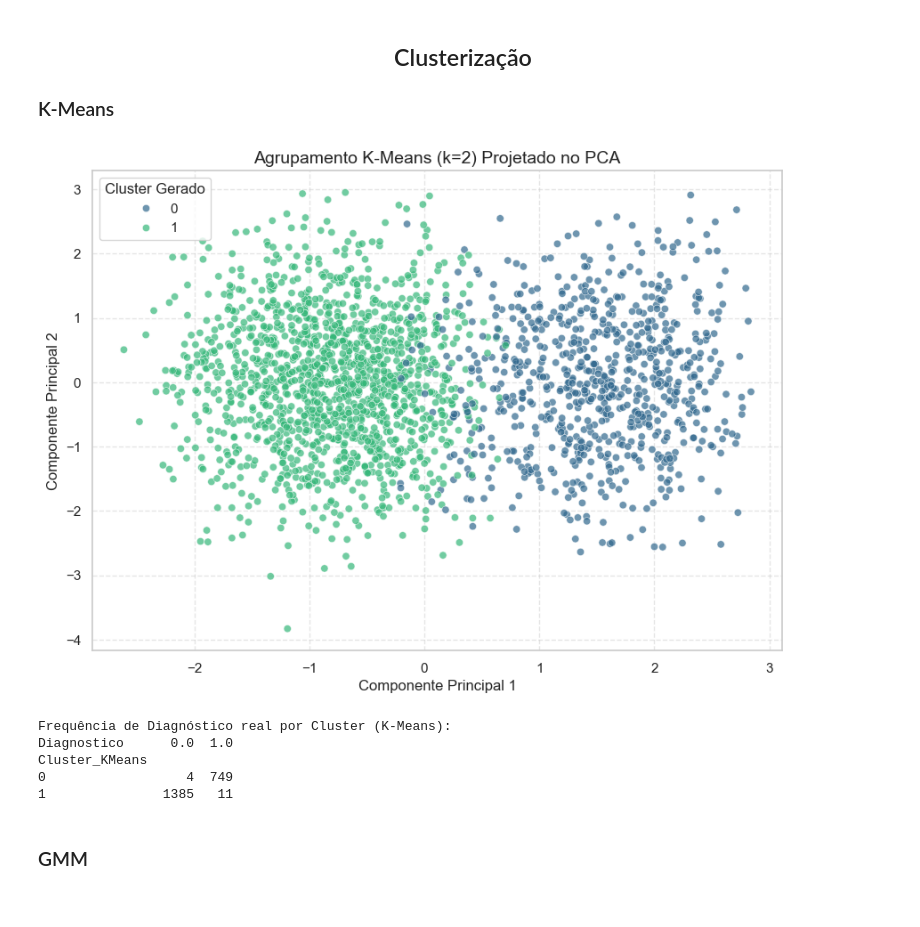
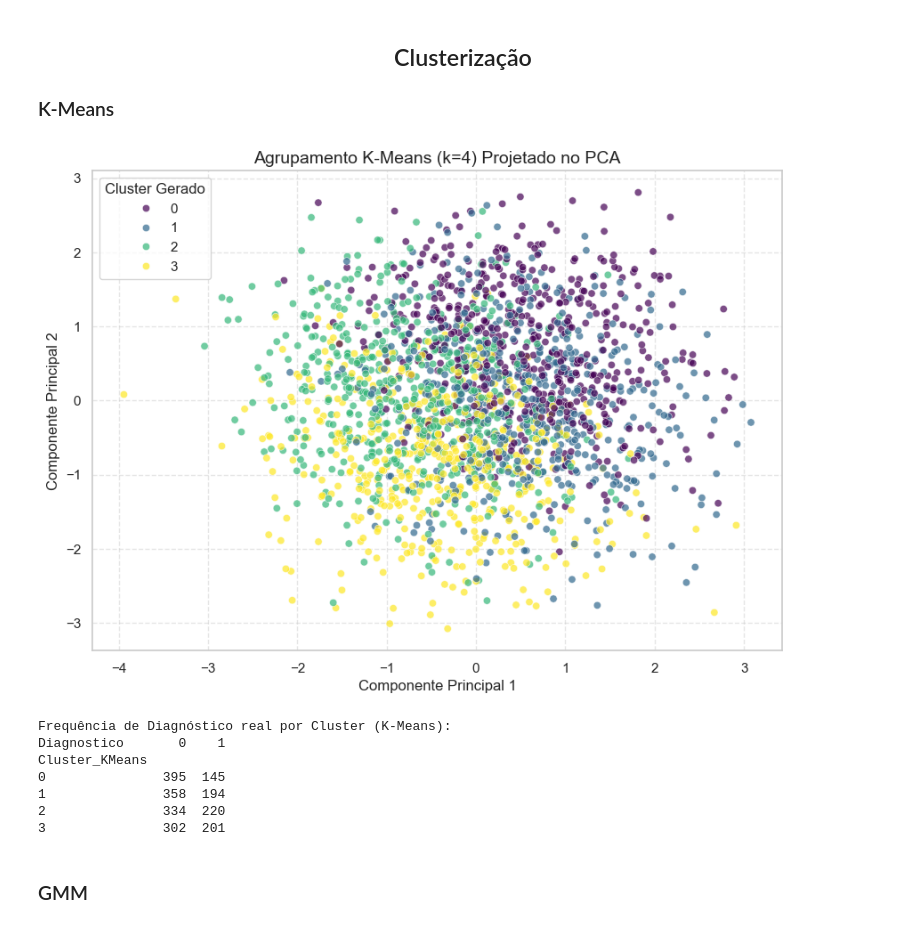
Before and after one commit to fleiviobr/ProjetoCIDA, a Jupyter notebook: ProjetoFinal.ipynb, the cells around one changed output. Drawn from its saved outputs; the diff is of its cells as text; code cells hidden in the pictures.

```diff
--- a/ProjetoFinal.ipynb
+++ b/ProjetoFinal.ipynb
@@ -92,7 +94,7 @@ colCategoricas = ['Genero', 'Etnia', 'Nivel_Educacao', 'Fumante',
                   'Historico_Familiar_Alzheimer', 'Doenca_Cardiovascular',
                   'Diabetes', 'Depressao', 'Traumatismo_Craniano', 'Hipertensao',
                   'Queixas_Memoria', 'Problemas_Comportamentais', 'Confusao', 'Desorientacao',
-                  'Mudancas_Personalidade', 'Dificuldade_Tarefas', 'Esquecimento']
+                  'Mudancas_Personalidade', 'Dificuldade_Tarefas', 'Esquecimento', 'Diagnostico']
 
 for col in df_analise.drop(columns=colCategoricas):
     df_analise[col] = (df_analise[col] - df_analise[col].min()) / (df_analise[col].max() - df_analise[col].min())
@@ -441,29 +443,31 @@ plt.show()
 # %%
 from sklearn.cluster import KMeans
 
-kmeans = KMeans(n_clusters=2, random_state=42, n_init=10)
+kmeans = KMeans(n_clusters=4, random_state=42, n_init=10)
 labels_kmeans = kmeans.fit_predict(X_scaled)
 
 df_pca['Cluster_KMeans'] = labels_kmeans
 
 plt.figure(figsize=(10, 7))
 sns.scatterplot(x='PC1', y='PC2', hue='Cluster_KMeans', data=df_pca, palette='viridis', alpha=0.7)
-plt.title('Agrupamento K-Means (k=2) Projetado no PCA', fontsize=14)
+plt.title('Agrupamento K-Means (k=4) Projetado no PCA', fontsize=14)
 plt.xlabel('Componente Principal 1')
 plt.ylabel('Componente Principal 2')
 plt.legend(title='Cluster Gerado')
 plt.grid(True, linestyle='--', alpha=0.5)
 plt.show()
 
 print("Frequência de Diagnóstico real por Cluster (K-Means):")
 print(pd.crosstab(df_pca['Cluster_KMeans'], y))
 # %% [output]
-[figure, old version]
+[figure, new version]
 Frequência de Diagnóstico real por Cluster (K-Means):
-Diagnostico      0.0  1.0
+Diagnostico       0    1
 Cluster_KMeans
-0                  4  749
-1               1385   11
+0               395  145
+1               358  194
+2               334  220
+3               302  201
 # %% [markdown]
 <h3>GMM</h3>
 # %%
```
Also changed, not shown: parts of 23 cells of this notebook, 1 other file.
